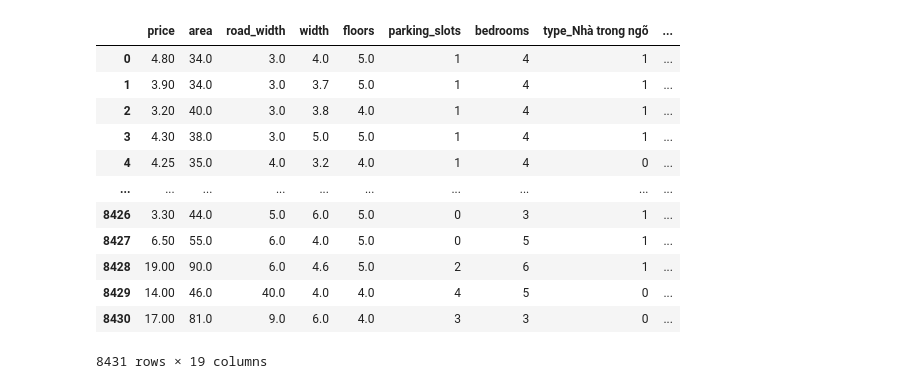
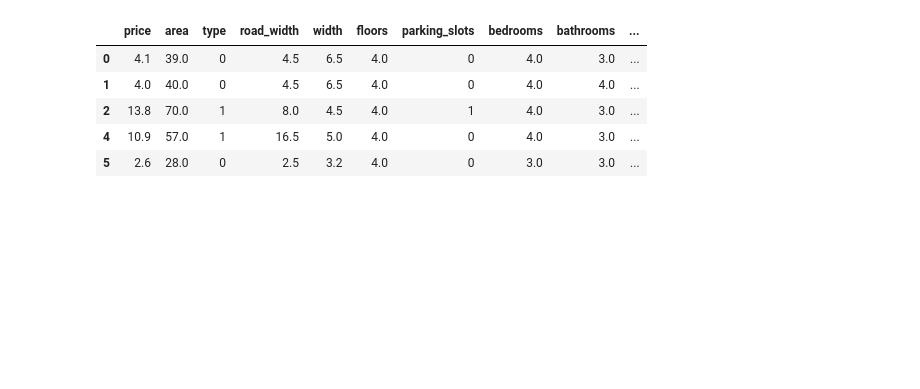
Before and after one commit to hail75/HREP, a Jupyter notebook: data_preparation.ipynb, the cells around one changed output. Saved outputs shown, nothing was run; the diff lists cells and outputs as text; code cells hidden in the pictures; blank space fills up the shorter version.

Commit message:
new data

```diff
--- a/data_preparation.ipynb
+++ b/data_preparation.ipynb
@@ -77,0 +139,3 @@ df
+# %%
+mode_bathrooms_by_floors = df.groupby('floors')['bathrooms'].transform(lambda x: x.mode().iloc[0] if not x.mode().empty else np.nan)
+df['bathrooms'].fillna(mode_bathrooms_by_floors, inplace=True)
@@ -77,0 +188,9 @@ df
+# %%
+df = df[(df['price'] >= 0.5) & (df['price'] <= 100)]
+df = df[(df['area'] >= 10) & (df['area'] <= 200)]
+df = df[(df['road_width'] >= 0.5) & (df['road_width'] <= 40)]
+df = df[(df['width'] >= 2) & (df['width'] <= 15)]
+df = df[(df['floors'] >= 0) & (df['floors'] <= 10)]
+df = df[(df['parking_slots'] >= 0) & (df['parking_slots'] <= 5)]
+df = df[(df['bedrooms'] >= 1) & (df['bedrooms'] <= 20)]
+df = df[(df['bathrooms'] >= 1) & (df['bathrooms'] <= 20)]
@@ -77,0 +220,14 @@ df
+# %%
+median_prices = df.groupby('district')['price'].median().sort_values(ascending=False)
+
+df['district'] = pd.Categorical(df['district'], categories=median_prices.index, ordered=True)
+df_sorted = df.sort_values('district')
+
+plt.figure(figsize=(12, 8))
+
+sns.boxplot(data=df_sorted, x='district', y='price')
+plt.xlabel('Districts')
+plt.ylabel('Price')
+plt.title('Price Box Plots across District (Sorted by Median Price)')
+plt.xticks(rotation=90)
+plt.show()
@@ -78,22 +236,20 @@ df
+# %%
+encoding = {
+    'Nhà trong ngõ': 0,
+    'Nhà mặt phố': 1
+}
+
+df['type'] = df['type'].map(encoding)
 # %%
-df = pd.get_dummies(df, columns=['type', 'district'], drop_first=True)
-
-# df = df.drop(columns='district')
-df
+df = pd.get_dummies(df, columns=['district'], drop_first=True)
+df.head()
 # %% [output]
-|  | price | area | road_width | width | floors | parking_slots | bedrooms | type_Nhà trong ngõ | ... |
-| 0 | 4.80 | 34.0 | 3.0 | 4.0 | 5.0 | 1 | 4 | 1 | ... |
-| 1 | 3.90 | 34.0 | 3.0 | 3.7 | 5.0 | 1 | 4 | 1 | ... |
-| 2 | 3.20 | 40.0 | 3.0 | 3.8 | 4.0 | 1 | 4 | 1 | ... |
-| 3 | 4.30 | 38.0 | 3.0 | 5.0 | 5.0 | 1 | 4 | 1 | ... |
-| 4 | 4.25 | 35.0 | 4.0 | 3.2 | 4.0 | 1 | 4 | 0 | ... |
-| ... | ... | ... | ... | ... | ... | ... | ... | ... | ... |
-| 8426 | 3.30 | 44.0 | 5.0 | 6.0 | 5.0 | 0 | 3 | 1 | ... |
-| 8427 | 6.50 | 55.0 | 6.0 | 4.0 | 5.0 | 0 | 5 | 1 | ... |
-| 8428 | 19.00 | 90.0 | 6.0 | 4.6 | 5.0 | 2 | 6 | 1 | ... |
-| 8429 | 14.00 | 46.0 | 40.0 | 4.0 | 4.0 | 4 | 5 | 0 | ... |
-| 8430 | 17.00 | 81.0 | 9.0 | 6.0 | 4.0 | 3 | 3 | 0 | ... |
+|  | price | area | type | road_width | width | floors | parking_slots | bedrooms | bathrooms | ... |
+| 0 | 4.1 | 39.0 | 0 | 4.5 | 6.5 | 4.0 | 0 | 4.0 | 3.0 | ... |
+| 1 | 4.0 | 40.0 | 0 | 4.5 | 6.5 | 4.0 | 0 | 4.0 | 4.0 | ... |
+| 2 | 13.8 | 70.0 | 1 | 8.0 | 4.5 | 4.0 | 1 | 4.0 | 3.0 | ... |
+| 4 | 10.9 | 57.0 | 1 | 16.5 | 5.0 | 4.0 | 0 | 4.0 | 3.0 | ... |
+| 5 | 2.6 | 28.0 | 0 | 2.5 | 3.2 | 4.0 | 0 | 3.0 | 3.0 | ... |
-8431 rows × 19 columns
 # %%
 correlation_matrix = abs(df.corr())
 
```
Also changed, not shown: parts of 28 cells of this notebook, 3 other files.
